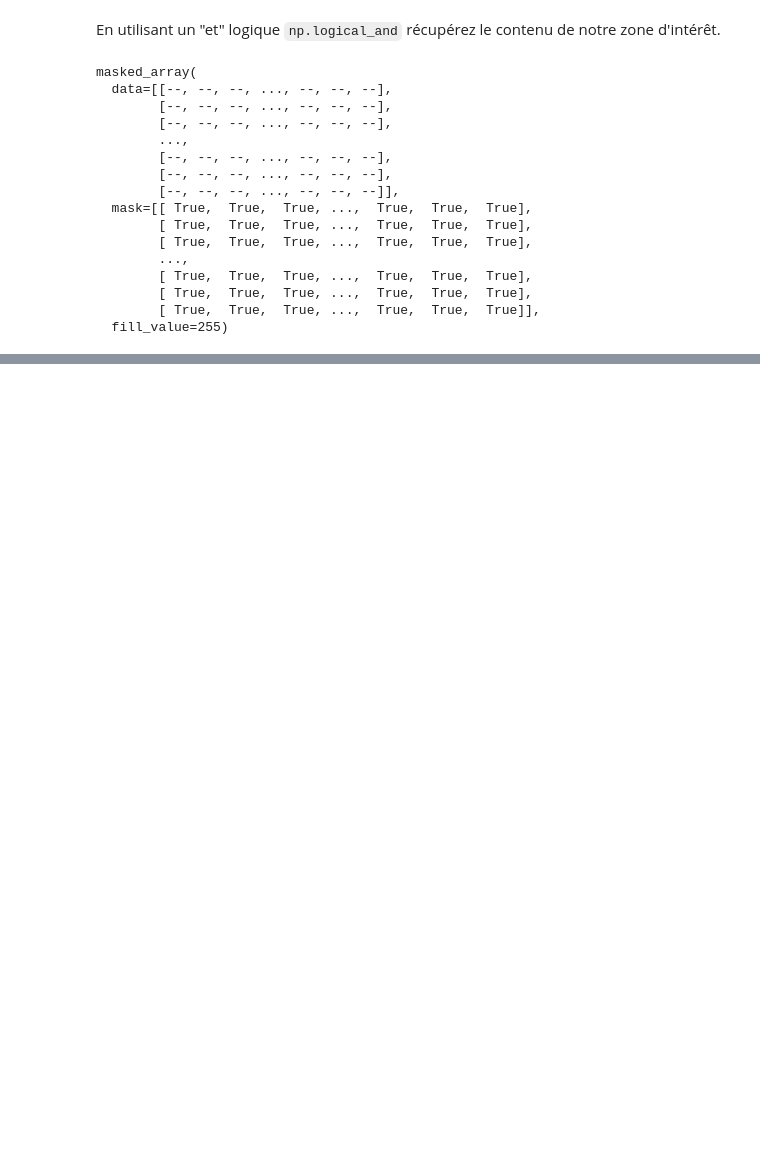
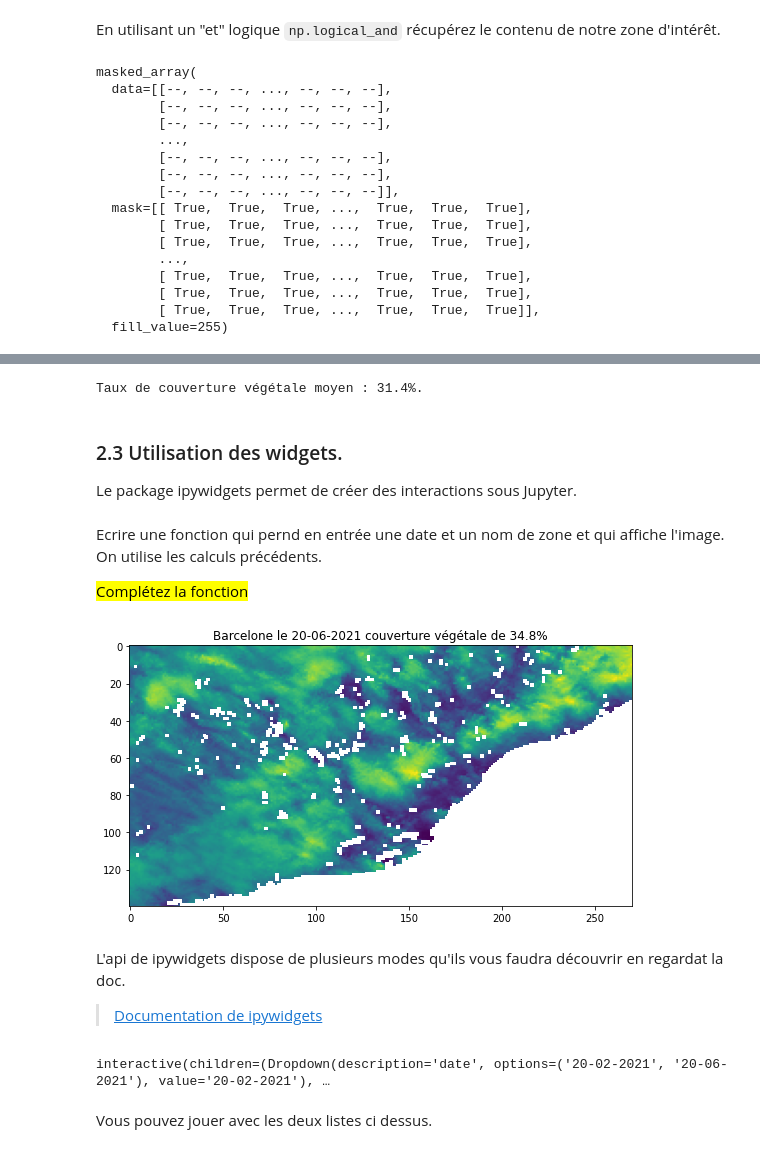
Before and after one commit to jee51/satellite_macs2, a Jupyter notebook: notebooks/ocli_doc.ipynb, the cells around one changed output, grey strips where cells are left out. Cells and saved outputs as stored; diff of their text form; code cells hidden in the pictures; blank space fills up the shorter version.

```diff
--- a/notebooks/ocli_doc.ipynb
+++ b/notebooks/ocli_doc.ipynb
@@ -282,0 +403,3 @@ nc.close()
+# %%
+datelist = [d.strftime('%d-%m-%Y') for d in df.index]
+datelist
@@ -282,0 +431,4 @@ nc.close()
+# %%
+# On récupère la liste des noms.
+names = [z['name'] for z in gz]
+names
@@ -282,0 +475,9 @@ nc.close()
+# %%
+m = np.nanmean(F)
+print(f"Taux de couverture végétale moyen : {100*m:.1f}%.")
+# %% [output]
+Taux de couverture végétale moyen : 31.4%.
+# %% [markdown]
+### 2.3 Utilisation des widgets.
+
+Le package ipywidgets permet de créer des interactions sous Jupyter.
@@ -282,0 +486,21 @@ nc.close()
+# %% [markdown]
+Ecrire une fonction qui pernd en entrée une date et un nom de zone et qui affiche l'image. On utilise les calculs précédents.
+
+<mark>Complétez la fonction</mark>
+# %%
+def nczplot(date,name):
+    ...
+# %%
+nczplot(datelist[1],names[1])
+# %% [output]
+[figure, added]
+# %% [markdown]
+L'api de ipywidgets dispose de plusieurs modes qu'ils vous faudra découvrir en regardat la doc.
+
+> [Documentation de ipywidgets](https://ipywidgets.readthedocs.io/en/stable/)
+# %%
+widgets.interactive(nczplot, date=datelist, name=names)
+# %% [output]
+interactive(children=(Dropdown(description='date', options=('20-02-2021', '20-06-2021'), value='20-02-2021'), …
+# %% [markdown]
+Vous pouvez jouer avec les deux listes ci dessus.
```
Also changed, not shown: parts of 75 cells of this notebook, 3 other files.
